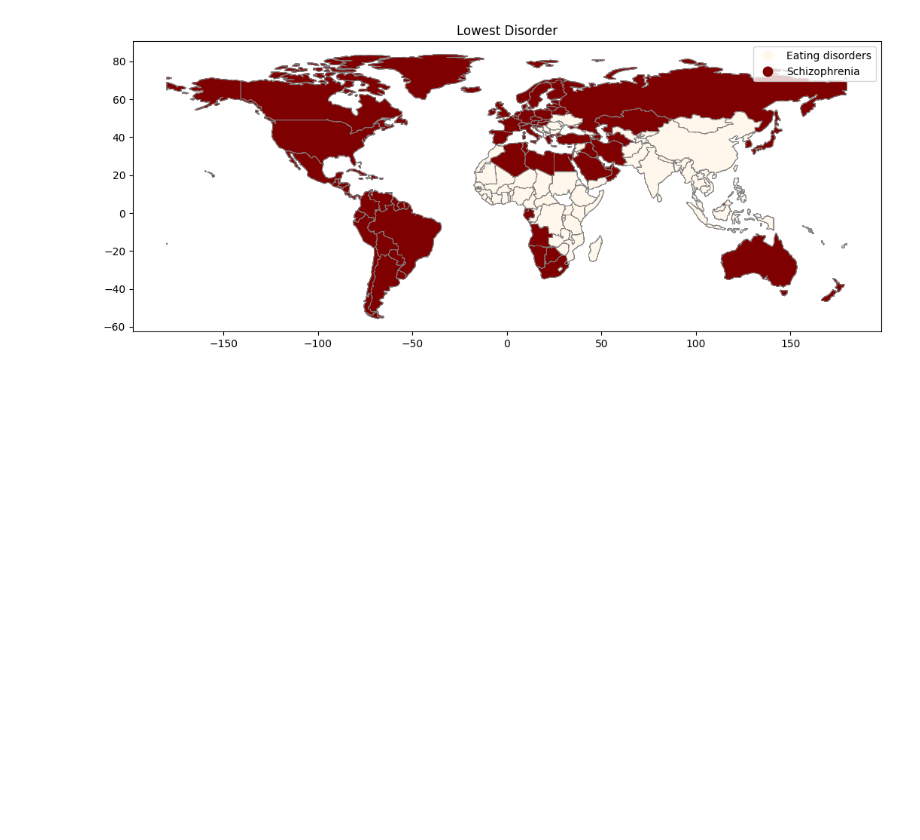
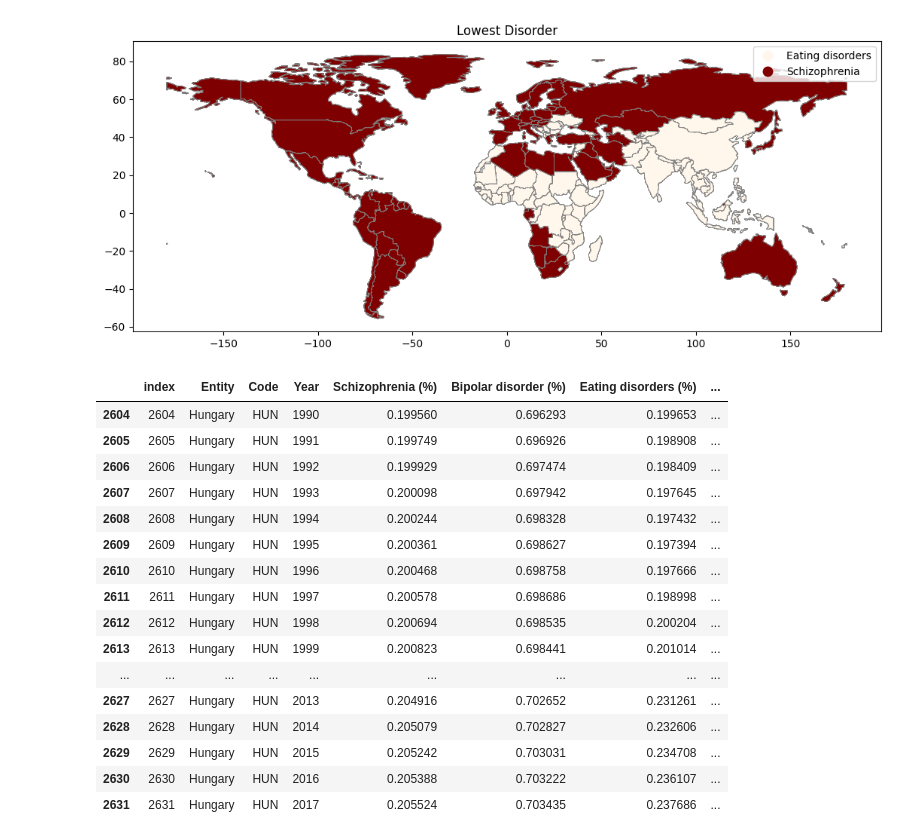
Before and after one commit to supernauth/mental_health_disorder, a Jupyter notebook: mental_health_disorder.ipynb, the cells around one changed output. Cells and saved outputs as stored; diff of their text form; code cells hidden in the pictures; blank space fills up the shorter version.

```diff
--- a/mental_health_disorder.ipynb
+++ b/mental_health_disorder.ipynb
@@ -132,0 +135,20 @@ plt.show()
+# %%
+df_hun
+# %% [output]
+|  | index | Entity | Code | Year | Schizophrenia (%) | Bipolar disorder (%) | Eating disorders (%) | ... |
+| 2604 | 2604 | Hungary | HUN | 1990 | 0.199560 | 0.696293 | 0.199653 | ... |
+| 2605 | 2605 | Hungary | HUN | 1991 | 0.199749 | 0.696926 | 0.198908 | ... |
+| 2606 | 2606 | Hungary | HUN | 1992 | 0.199929 | 0.697474 | 0.198409 | ... |
+| 2607 | 2607 | Hungary | HUN | 1993 | 0.200098 | 0.697942 | 0.197645 | ... |
+| 2608 | 2608 | Hungary | HUN | 1994 | 0.200244 | 0.698328 | 0.197432 | ... |
+| 2609 | 2609 | Hungary | HUN | 1995 | 0.200361 | 0.698627 | 0.197394 | ... |
+| 2610 | 2610 | Hungary | HUN | 1996 | 0.200468 | 0.698758 | 0.197666 | ... |
+| 2611 | 2611 | Hungary | HUN | 1997 | 0.200578 | 0.698686 | 0.198998 | ... |
+| 2612 | 2612 | Hungary | HUN | 1998 | 0.200694 | 0.698535 | 0.200204 | ... |
+| 2613 | 2613 | Hungary | HUN | 1999 | 0.200823 | 0.698441 | 0.201014 | ... |
+| ... | ... | ... | ... | ... | ... | ... | ... | ... |
+| 2627 | 2627 | Hungary | HUN | 2013 | 0.204916 | 0.702652 | 0.231261 | ... |
+| 2628 | 2628 | Hungary | HUN | 2014 | 0.205079 | 0.702827 | 0.232606 | ... |
+| 2629 | 2629 | Hungary | HUN | 2015 | 0.205242 | 0.703031 | 0.234708 | ... |
+| 2630 | 2630 | Hungary | HUN | 2016 | 0.205388 | 0.703222 | 0.236107 | ... |
+| 2631 | 2631 | Hungary | HUN | 2017 | 0.205524 | 0.703435 | 0.237686 | ... |
```
Also changed, not shown: parts of 2 cells of this notebook.
